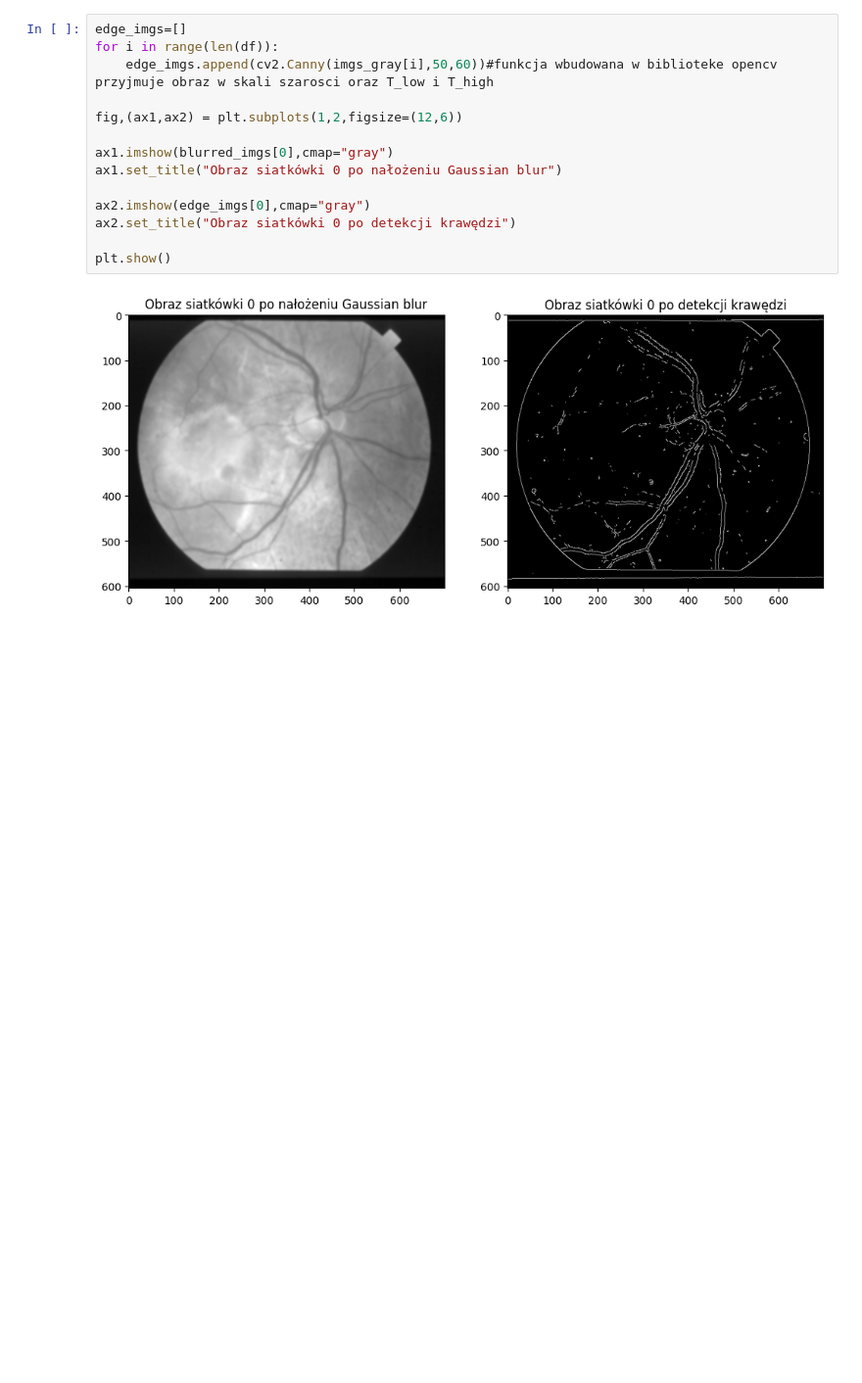
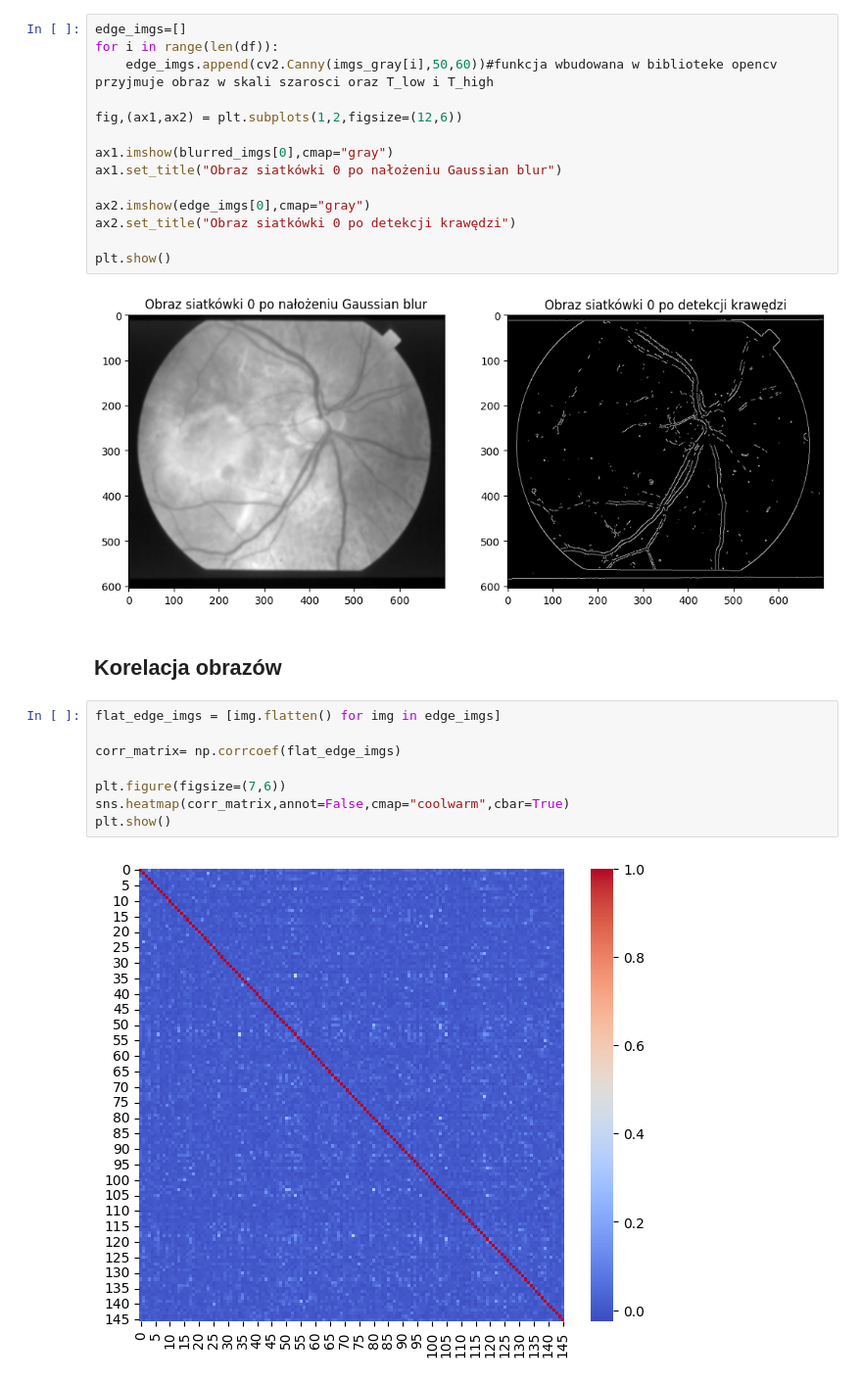
Before and after one commit to janekandrz/sp_final, a Jupyter notebook: spfinal.ipynb, the cells around one changed output. Shown at 98% size. Drawn from its saved outputs; the diff is of its cells as text; blank space fills up the shorter version.

```diff
--- a/spfinal.ipynb
+++ b/spfinal.ipynb
@@ -228,4 +246,16 @@ ax2.set_title("Obraz siatkówki 0 po detekcji krawędzi")
 plt.show()
 # %% [output]
 [figure]
+# %% [markdown]
+## Korelacja obrazów
+# %%
+flat_edge_imgs = [img.flatten() for img in edge_imgs]
+
+corr_matrix= np.corrcoef(flat_edge_imgs)
+
+plt.figure(figsize=(7,6))
+sns.heatmap(corr_matrix,annot=False,cmap="coolwarm",cbar=True)
+plt.show()
+# %% [output]
+[figure, added]
 # %% [markdown]
```
Also changed, not shown: parts of 6 cells of this notebook.
